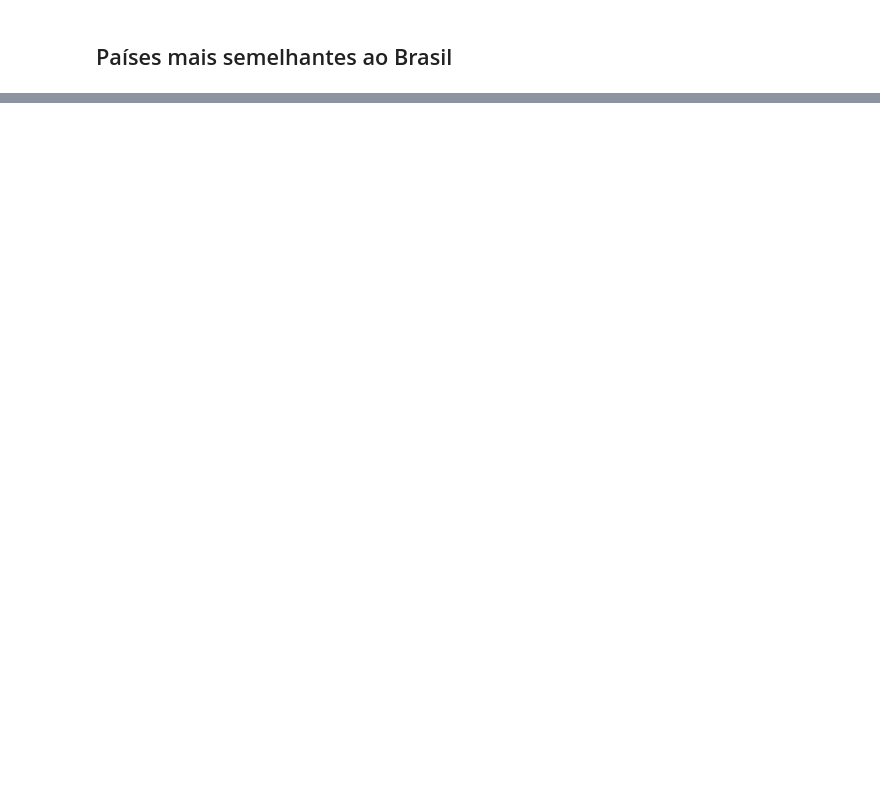
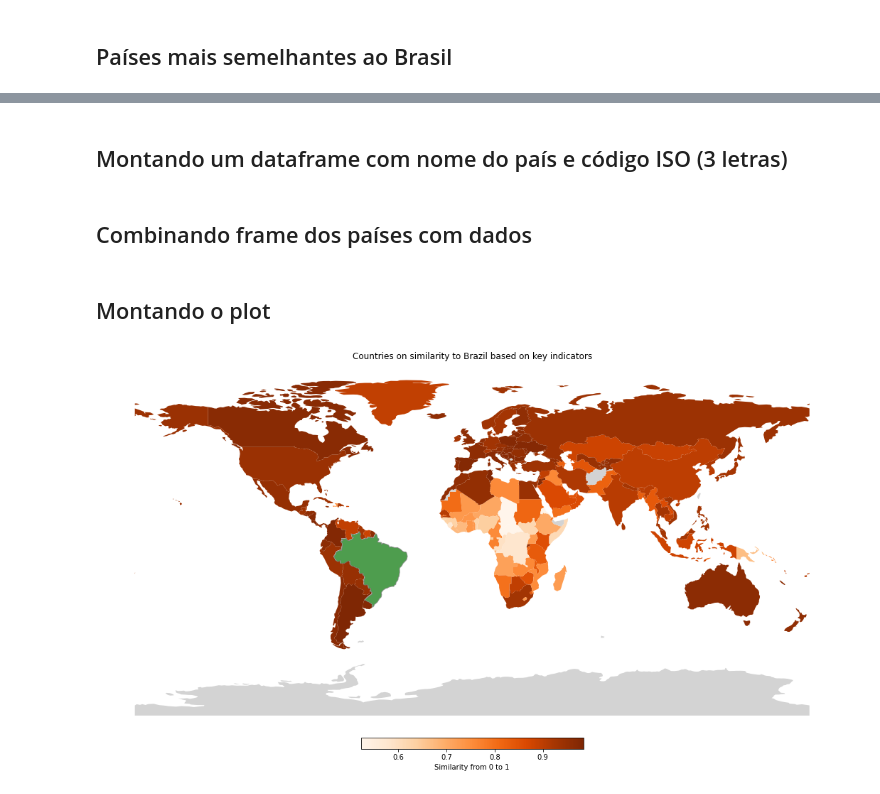
Before and after one commit to rafabelokurows/similar-countries, a Jupyter notebook: World_Bank_similarities_between_countries.ipynb, the cells around one changed output, grey strips where cells are left out. Drawn from its saved outputs; the diff is of its cells as text; code cells hidden in the pictures; blank space fills up the shorter version.

```diff
--- a/World_Bank_similarities_between_countries.ipynb
+++ b/World_Bank_similarities_between_countries.ipynb
@@ -137,0 +112,35 @@ Most similar countries to Brazil based on key indicators
+# %% [markdown]
+## Montando um dataframe com nome do país e código ISO (3 letras)
+# %%
+countrieswCode = wb.reset_index(drop=False).loc[:,['country','iso3c']].drop_duplicates()
+d = {'country': wb3.reset_index(drop=False).country.unique()}
+df1 = pd.DataFrame(data = d )
+countries = pd.merge(df1,countrieswCode,how='left',left_on='country',right_on='country')
+world = geopandas.read_file(geopandas.datasets.get_path('naturalearth_lowres'))
+# %% [markdown]
+## Combinando frame dos países com dados
+# %%
+mergedData = brazilData.reset_index(level=0,drop=True).melt(ignore_index=False).reset_index().query("country != 'Brazil'").iloc[:,1:].merge(countries,how='left',left_on='country',right_on='country')#.merge(location,left_on='country',right_on='name').sort_values(by='value',ascending=False).reset_index()
+world2 = pd.merge(world,mergedData,how='left',left_on='iso_a3',right_on='iso3c')
+# %% [markdown]
+## Montando o plot
+# %%
+ax1=world2.plot(column='value',figsize=(20, 14),legend=True,cmap='Oranges',missing_kwds={'color': 'lightgrey'},legend_kwds={"orientation": "horizontal", "pad": 0.01,'label': "Similarity from 0 to 1",'shrink': 0.3})
+ax1.set_axis_off()
+plt.title("Countries on similarity to Brazil based on key indicators", y=1.04)
+plt.subplots_adjust(right=0.85)
+plt.tick_params(
+    axis="both",        # affect both the X and Y
+    which="both",       # get rid of both major and minor ticks
+    top=False,          # get rid of ticks top/bottom/left/right
+    bottom=False,
+    left=False,
+    right=False,
+    labeltop=False,     # get rid of labels top/bottom/left/right
+    labelbottom=False,
+    labelleft=False,
+    labelright=False)
+world[world.name == "Brazil"].plot(edgecolor=u'gray', color='forestgreen', alpha=0.75,ax=ax1)
+plt.savefig('teste.png',bbox_inches='tight')
+# %% [output]
+[figure, added]
```
Also changed, not shown: parts of 8 cells of this notebook.
